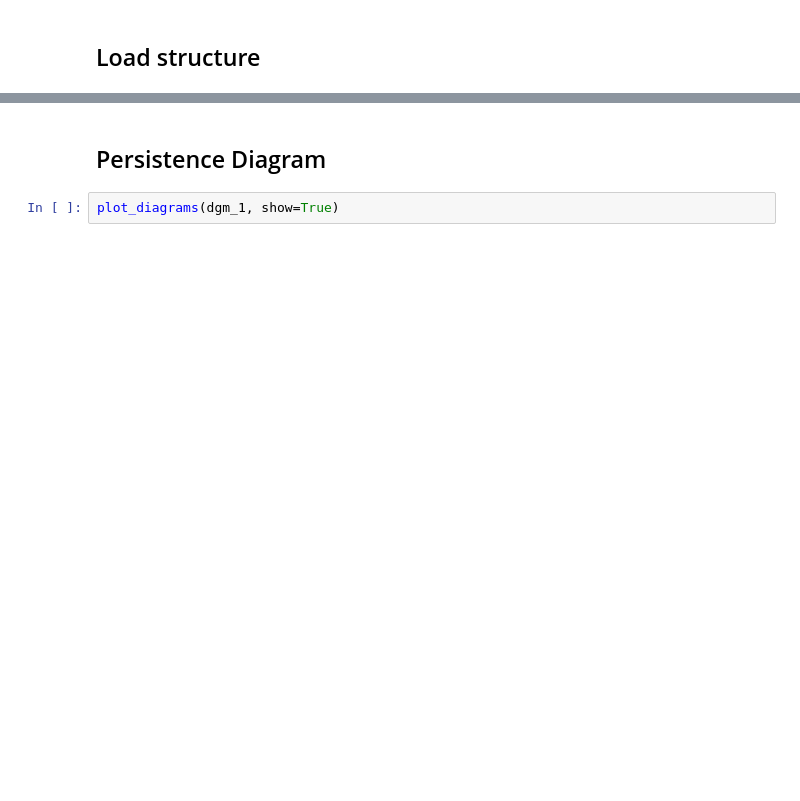
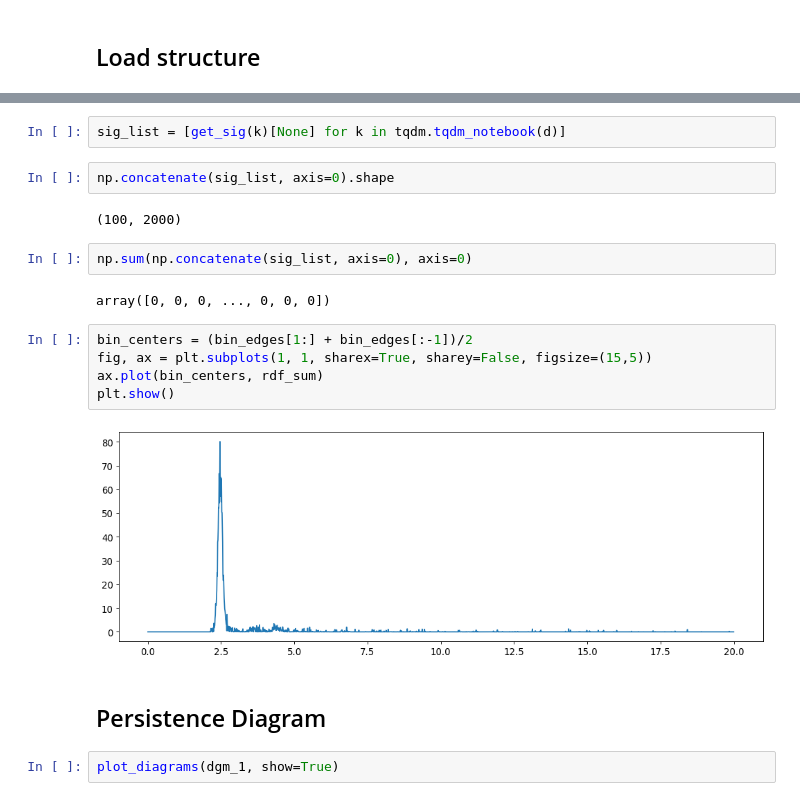
Before and after one commit to auag92/collision, a Jupyter notebook: nbks_persistentHomology_Analysis.ipynb, the cells around one changed output, grey strips where cells are left out. Drawn from its saved outputs; the diff is of its cells as text; blank space fills up the shorter version.

```diff
--- a/nbks_persistentHomology_Analysis.ipynb
+++ b/nbks_persistentHomology_Analysis.ipynb
@@ -102,3 +123,20 @@ dgm_1 = rips['dgms']
+# %%
+sig_list = [get_sig(k)[None] for k in tqdm.tqdm_notebook(d)]
+# %%
+np.concatenate(sig_list, axis=0).shape
+# %% [output]
+(100, 2000)
+# %%
+np.sum(np.concatenate(sig_list, axis=0), axis=0)
+# %% [output]
+array([0, 0, 0, ..., 0, 0, 0])
+# %%
+bin_centers = (bin_edges[1:] + bin_edges[:-1])/2
+fig, ax = plt.subplots(1, 1, sharex=True, sharey=False, figsize=(15,5))
+ax.plot(bin_centers, rdf_sum)
+plt.show()
+# %% [output]
+[figure, added]
 # %% [markdown]
 ## Persistence Diagram
 # %%
```
Also changed, not shown: parts of 16 cells of this notebook, 10 other files.
